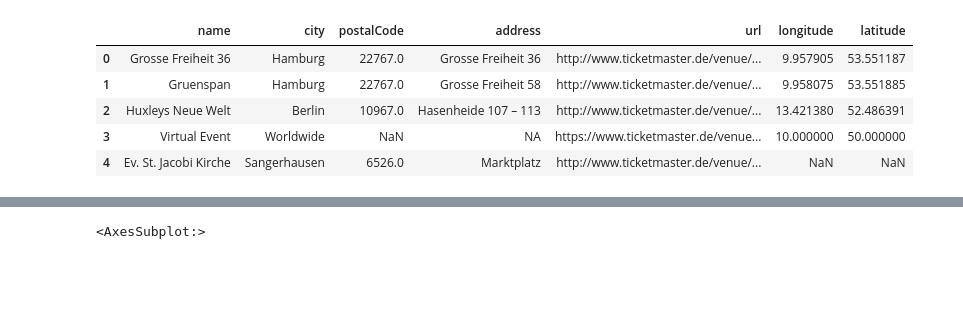
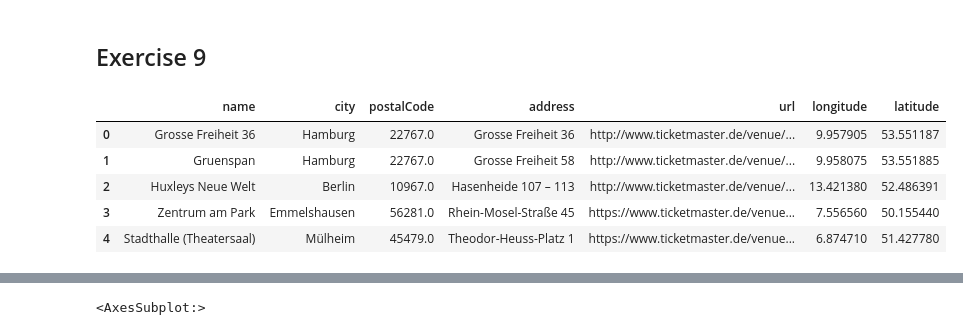
Before and after one commit to jonah-gas/Assignment05, a Jupyter notebook: Gasparro_Jonah_Assignment05_Python.ipynb, the cells around one changed output, grey strips where cells are left out. Drawn from its saved outputs; the diff is of its cells as text; code cells hidden in the pictures; blank space fills up the shorter version.

```diff
--- a/Gasparro_Jonah_Assignment05_Python.ipynb
+++ b/Gasparro_Jonah_Assignment05_Python.ipynb
@@ -11,12 +15,17 @@ api_key = pd.read_csv("api_key.txt")
 # %%
+#request of venues in germany
 apiconde = requests.get("https://app.ticketmaster.com/discovery/v2/venues",
-                          params = {"apikey":api_key , "countryCode": "DE"}).json()
+                          params = {"apikey":api_key , "countryCode": "DE", "locale": "*"}).json()
 
+#predefine venues out of lists
 venues = apiconde["_embedded"]["venues"]
 
+#get number of entries per page and number of pages
 entries = apiconde["page"]["size"]
 page = apiconde["page"]["totalPages"]
 
+#extract details of venues and create vectors if no key set to NA
+# "for venue in venues" loops over each venue in venues
 name = [venue.get("name", "NA") for venue in venues]
 city = [venue["city"].get("name", "NA")for venue in venues]
 postalCode = [venue.get("postalCode", "NA")for venue in venues]
@@ -26,6 +35,7 @@ location = [venue.get("location", {}) for venue in venues]
 longitude = [loc.get("longitude", "NA") for loc in location]
 latitude = [loc.get("latitude", "NA")for loc in location]
 
+#create empty dataframe
 df = pd.DataFrame({"name": name,
                    "city": city,
                    "postalCode": postalCode,
@@ -34,10 +44,12 @@ df = pd.DataFrame({"name": name,
                     "longitude": longitude,
                     "latitude": latitude})
 
+#change type of longitude, latitude and postaCode to numeric
 df["postalCode"] = pd.to_numeric(df["postalCode"], errors = "coerce")
 df["longitude"] = pd.to_numeric(df["longitude"], errors="coerce")
 df["latitude"] = pd.to_numeric(df["latitude"], errors="coerce")
 
+#print head of data frame
 df.head()
 # %% [output]
 |  | name | city | postalCode | address | url | longitude | latitude |
@@ -49,23 +61,26 @@ df.head()
+# %% [markdown]
+## Exercise 9
 # %%
+#create function to get df for country as input
 def df_country(country):
     api_content = requests.get(
         "https://app.ticketmaster.com/discovery/v2/venues/",
         params={
             "apikey": api_key,
-            "countryCode": country
+            "countryCode": country, "locale": "*"
         }).json()
     time.sleep(0.2)
     page = api_content["page"]["totalPages"]
     entries = api_content["page"]["size"]
-
+    # create empty df
     df2 = pd.DataFrame()
-
+    #loop over every page and extract details (see excerise 7+8)
     for i in range(page):
         api_content2 = requests.get(
         "https://app.ticketmaster.com/discovery/v2/venues/",
             params={
             "apikey": api_key,
-            "countryCode": country,
+            "countryCode": country, "locale": "*",
             "page":i
             }).json()
         venues = api_content2.get("_embedded", {}).get("venues", [])
@@ -73,33 +88,39 @@ def df_country(country):
         name = [venue.get("name", "NA") for venue in venues]
         city = [venue.get("city", {}).get("name", "NA") for venue in venues]
         postalCode = [venue.get("postalCode", "NA") for venue in venues]
         address = [venue.get("address", {}).get("line1", "NA") for venue in venues]
         url = [venue.get("url", "NA") for venue in venues]
         location = [venue.get("location", {}) for venue in venues]
         longitude = [loc.get("longitude", "NA") for loc in location]
         latitude = [loc.get("latitude", "NA") for loc in location]
 
         df_page = pd.DataFrame({"name": name,
                            "city": city,
                            "postalCode": postalCode,
                            "address": address,
                            "url": url,
                            "longitude": longitude,
                            "latitude": latitude})
+        #bind dataframes of all pages together
         df2 = pd.concat([df2, df_page], ignore_index=True)
 
     df2["postalCode"] = pd.to_numeric(df2["postalCode"], errors = "coerce")
     df2["longitude"] = pd.to_numeric(df2["longitude"], errors="coerce")
     df2["latitude"] = pd.to_numeric(df2["latitude"], errors="coerce")
+    #return dataframe
     return(df2)
-
+#use function for venues in germany
 dfde = df_country("DE")
 
+#print df of germany
 dfde.head()
+
+# note that sometimes the results do not show all venues. Sometime up to 200 venues are missing. Increasing time.sleep did not
+# solve this problem, neither did the usage of a "while venues is zero structure" similar to my R code.
 # %% [output]
 |  | name | city | postalCode | address | url | longitude | latitude |
 | 0 | Grosse Freiheit 36 | Hamburg | 22767.0 | Grosse Freiheit 36 | http://www.ticketmaster.de/venue/... | 9.957905 | 53.551187 |
 | 1 | Gruenspan | Hamburg | 22767.0 | Grosse Freiheit 58 | http://www.ticketmaster.de/venue/... | 9.958075 | 53.551885 |
 | 2 | Huxleys Neue Welt | Berlin | 10967.0 | Hasenheide 107 – 113 | http://www.ticketmaster.de/venue/... | 13.421380 | 52.486391 |
-| 3 | Virtual Event | Worldwide | NaN | NA | https://www.ticketmaster.de/venue... | 10.000000 | 50.000000 |
-| 4 | Ev. St. Jacobi Kirche | Sangerhausen | 6526.0 | Marktplatz | http://www.ticketmaster.de/venue/... | NaN | NaN |
+| 3 | Zentrum am Park | Emmelshausen | 56281.0 | Rhein-Mosel-Straße 45 | https://www.ticketmaster.de/venue... | 7.556560 | 50.155440 |
+| 4 | Stadthalle (Theatersaal) | Mülheim | 45479.0 | Theodor-Heuss-Platz 1 | https://www.ticketmaster.de/venue... | 6.874710 | 51.427780 |
```
Also changed, not shown: parts of 12 cells of this notebook.
